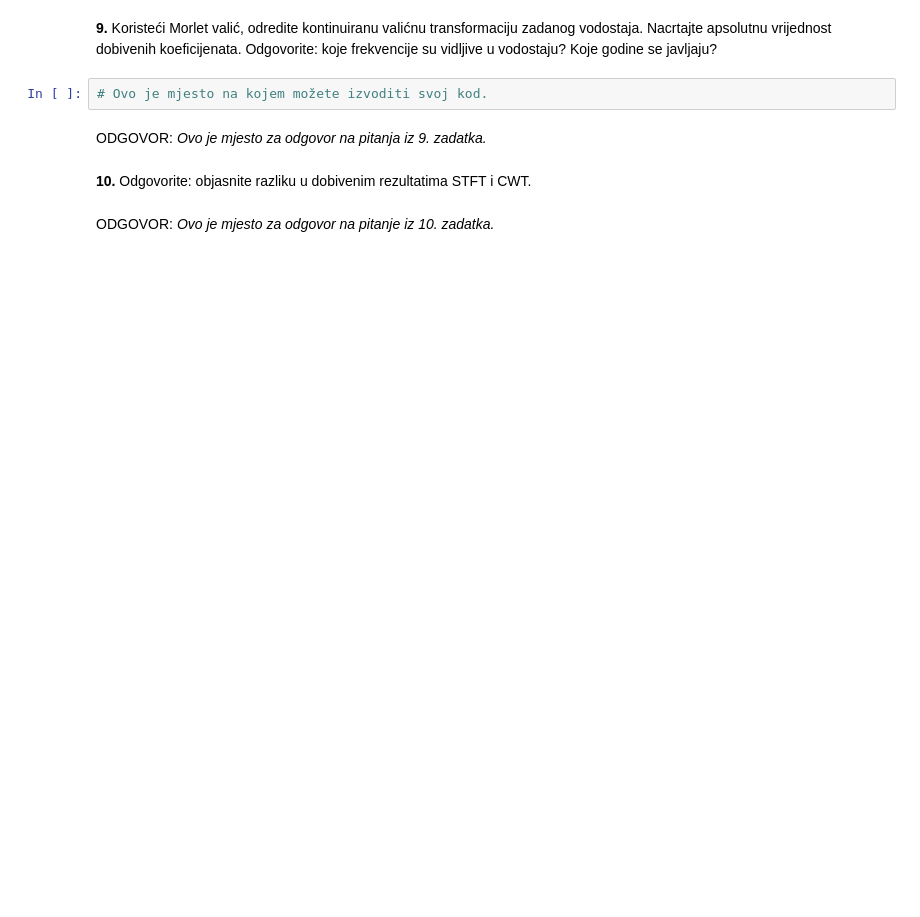
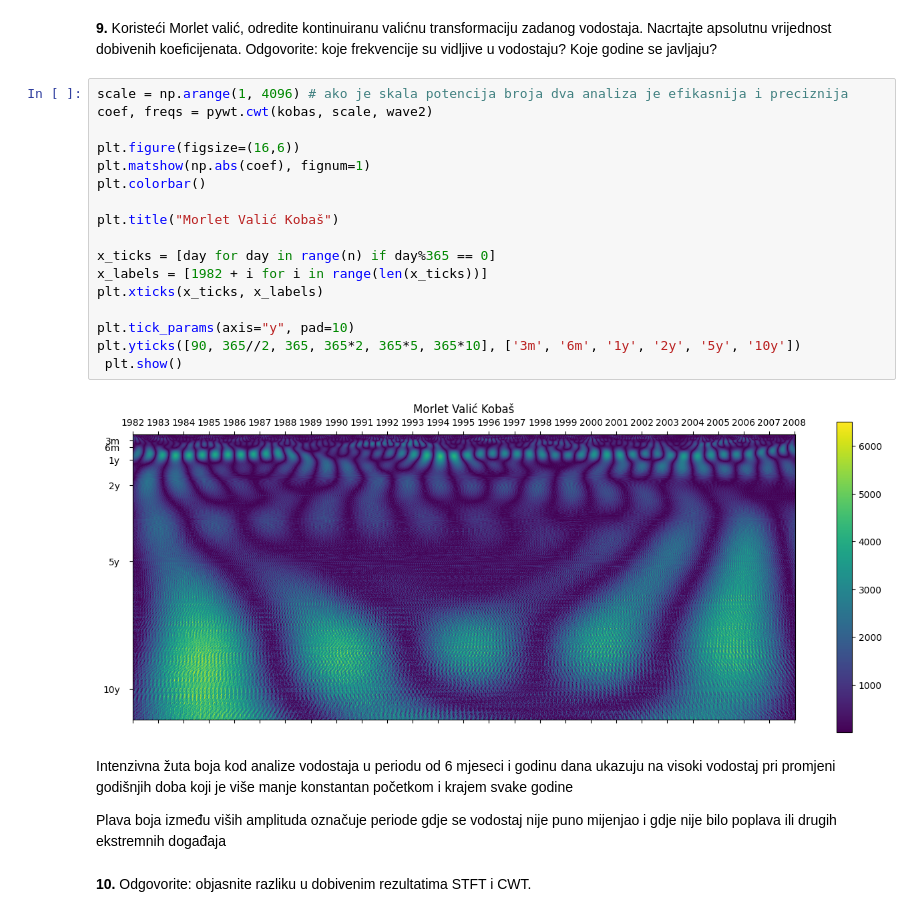
Before and after one commit to evucelic/Obrada-Informacija, a Jupyter notebook: hidrologija/1_HR_PrvaLabVjezba_OI.ipynb, the cells around one changed output. Drawn from its saved outputs; the diff is of its cells as text; blank space fills up the shorter version.

```diff
--- a/hidrologija/1_HR_PrvaLabVjezba_OI.ipynb
+++ b/hidrologija/1_HR_PrvaLabVjezba_OI.ipynb
@@ -148,10 +186,27 @@ ODGOVOR: *Ovo je mjesto za odgovor na pitanje iz 7. zadatka.*
 # %% [markdown]
 **9.**	Koristeći Morlet valić, odredite kontinuiranu valićnu transformaciju zadanog vodostaja. Nacrtajte apsolutnu vrijednost dobivenih koeficijenata. Odgovorite: koje frekvencije su vidljive u vodostaju? Koje godine se javljaju?
-# %%
-# Ovo je mjesto na kojem možete izvoditi svoj kod.
-# %% [markdown]
-ODGOVOR: *Ovo je mjesto za odgovor na pitanja iz 9. zadatka.*
+# %%
+scale = np.arange(1, 4096) # ako je skala potencija broja dva analiza je efikasnija i preciznija
+coef, freqs = pywt.cwt(kobas, scale, wave2)
+
+plt.figure(figsize=(16,6))
+plt.matshow(np.abs(coef), fignum=1)
+plt.colorbar()
+
+plt.title("Morlet Valić Kobaš")
+
+x_ticks = [day for day in range(n) if day%365 == 0]
+x_labels = [1982 + i for i in range(len(x_ticks))]
+plt.xticks(x_ticks, x_labels)
+
+plt.tick_params(axis="y", pad=10)
+plt.yticks([90, 365//2, 365, 365*2, 365*5, 365*10], ['3m', '6m', '1y', '2y', '5y', '10y'])
+ plt.show()
+# %% [output]
+[figure, added]
+# %% [markdown]
+Intenzivna žuta boja kod analize vodostaja u periodu od 6 mjeseci i godinu dana ukazuju na visoki vodostaj pri promjeni godišnjih doba koji je više manje konstantan početkom i krajem svake godine
+
+Plava boja između viših amplituda označuje periode gdje se vodostaj nije puno mijenjao i gdje nije bilo poplava ili drugih ekstremnih događaja
 # %% [markdown]
 **10.**	Odgovorite: objasnite razliku u dobivenim rezultatima STFT i CWT.
-# %% [markdown]
-ODGOVOR: *Ovo je mjesto za odgovor na pitanje iz 10. zadatka.*
```
Also changed, not shown: parts of 9 cells of this notebook.
